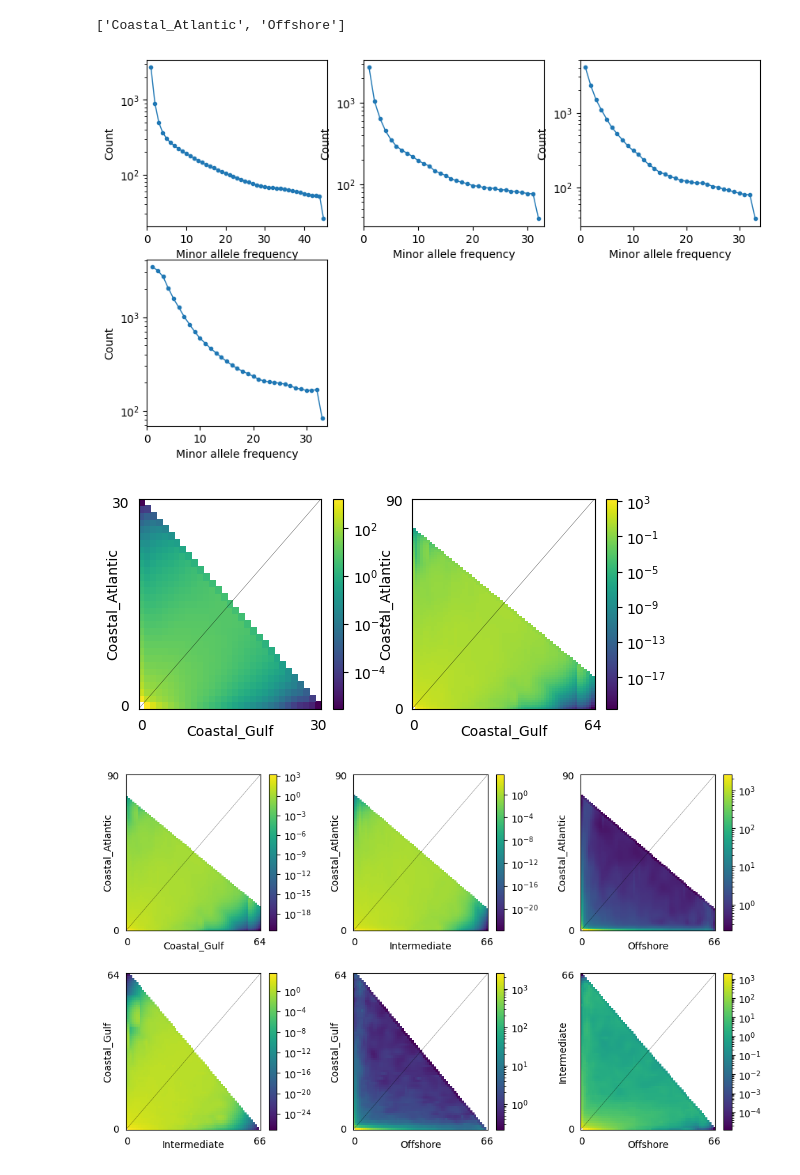
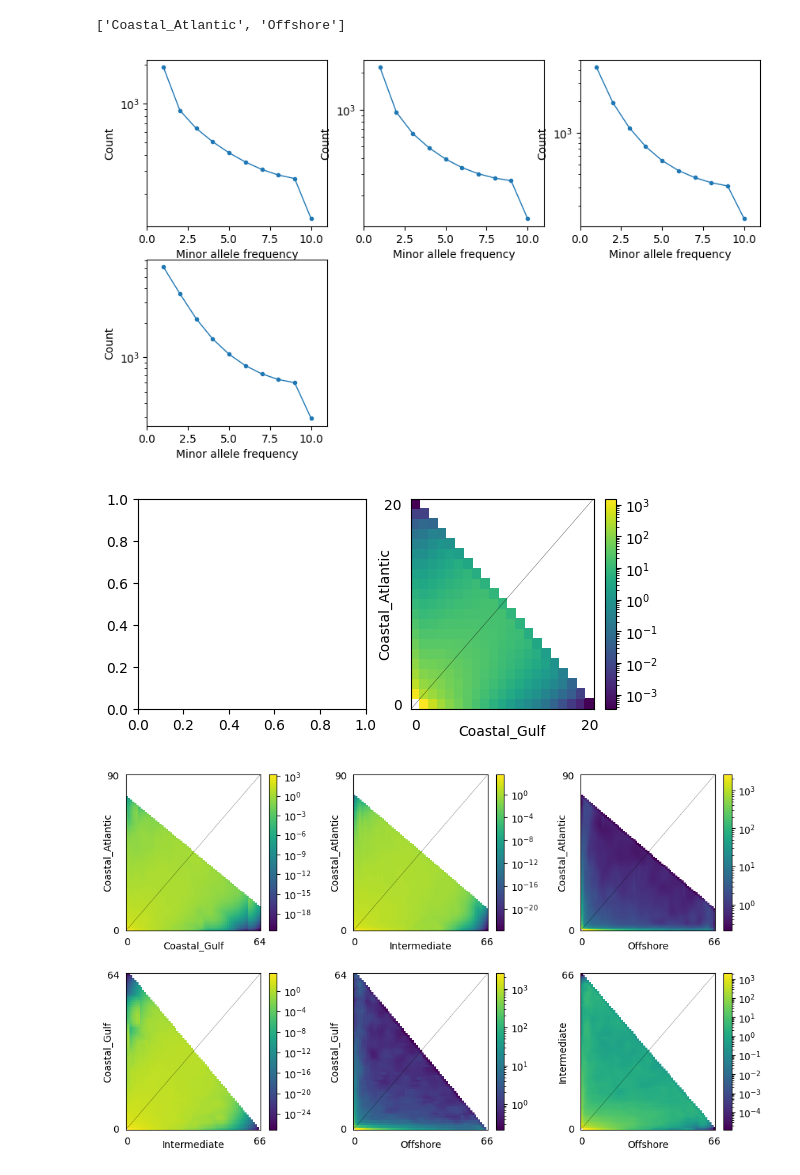
Before and after one commit to rsbrennan-NOAA/SEFSC-MMTD-Tursiops_RAD_popgen, a Jupyter notebook: scripts/demography/moments/moments_01.ipynb, the cells around one changed output. Saved outputs shown, nothing was run; the diff lists cells and outputs as text; code cells hidden in the pictures.

```diff
--- a/scripts/demography/moments/moments_01.ipynb
+++ b/scripts/demography/moments/moments_01.ipynb
@@ -19,10 +21,10 @@ fs_CAtl_Off.pop_ids
 # %% [output]
 ['Coastal_Atlantic', 'Offshore']
 # %%
-fs_1 = moments.Spectrum.from_file("/home/rbrennan/Tursiops-RAD-popgen/analysis/moments/fourpop_sfs/dadi/Coastal_Atlantic-90.sfs")
-fs_2 = moments.Spectrum.from_file("/home/rbrennan/Tursiops-RAD-popgen/analysis/moments/fourpop_sfs/dadi/Coastal_Gulf-64.sfs")
-fs_3 = moments.Spectrum.from_file("/home/rbrennan/Tursiops-RAD-popgen/analysis/moments/fourpop_sfs/dadi/Intermediate-66.sfs")
-fs_4 = moments.Spectrum.from_file("/home/rbrennan/Tursiops-RAD-popgen/analysis/moments/fourpop_sfs/dadi/Offshore-66.sfs")
+fs_1 = moments.Spectrum.from_file("/home/rbrennan/Tursiops-RAD-popgen/analysis/moments/fourpop_sfs_downsample/dadi/Coastal_Atlantic-20.sfs")
+fs_2 = moments.Spectrum.from_file("/home/rbrennan/Tursiops-RAD-popgen/analysis/moments/fourpop_sfs_downsample/dadi/Coastal_Gulf-20.sfs")
+fs_3 = moments.Spectrum.from_file("/home/rbrennan/Tursiops-RAD-popgen/analysis/moments/fourpop_sfs_downsample/dadi/Intermediate-20.sfs")
+fs_4 = moments.Spectrum.from_file("/home/rbrennan/Tursiops-RAD-popgen/analysis/moments/fourpop_sfs_downsample/dadi/Offshore-20.sfs")
 
 fig = plt.figure(1, figsize=(10,6))
 
@@ -38,30 +40,30 @@ moments.Plotting.plot_1d_fs(fs_3, fig_num=None, show=True, ax=ax, out=None, ms=3
 ax = fig.add_subplot(2,3,4)
 moments.Plotting.plot_1d_fs(fs_4, fig_num=None, show=True, ax=ax, out=None, ms=3, lw=1)
 # %% [output]
-[figure, old version]
+[figure, new version]
 # %%
 fs_CAtl_Off
 # %%
-fs_CAtl_Off = moments.Spectrum.from_file("/home/rbrennan/Tursiops-RAD-popgen/analysis/moments/fourpop_sfs/dadi/Coastal_Atlantic-Coastal_Gulf.sfs")
+fs_CAtl_Off = moments.Spectrum.from_file("/home/rbrennan/Tursiops-RAD-popgen/analysis/moments/fourpop_sfs_downsample/dadi/Coastal_Atlantic-Coastal_Gulf.sfs")
 #fs_CAtl_Off = moments.Spectrum.from_file("/home/rbrennan/Tursiops-RAD-popgen/analysis/moments/fourpop_sfs/dadi/Coastal_Atlantic-Offshore.sfs")
 #fs_CAtl_Off = moments.Spectrum.from_file("/home/rbrennan/Tursiops-RAD-popgen/analysis/moments/fourpop_sfs/dadi/Coastal_Gulf-Intermediate.sfs")
 #fs_CAtl_Off = moments.Spectrum.from_file("/home/rbrennan/Tursiops-RAD-popgen/analysis/moments/fourpop_sfs/dadi/Coastal_Gulf-Offshore.sfs")
 #fs_CAtl_Off = moments.Spectrum.from_file("/home/rbrennan/Tursiops-RAD-popgen/analysis/moments/fourpop_sfs/dadi/Coastal_Atlantic-Offshore.sfs")
 
 fs_CAtl_Off
-fs_proj = fs_CAtl_Off.project([30,30])
+#fs_proj = fs_CAtl_Off.project([30,30])
 fig = plt.figure(1, figsize=(10,6))
 fig.clear()
 # Set the default colormap to viridis
 plt.rcParams['image.cmap'] = 'viridis'
 
 ax = fig.add_subplot(2,3,1)
-moments.Plotting.plot_single_2d_sfs(fs_proj, ax=ax, cmap='viridis')
+#moments.Plotting.plot_single_2d_sfs(fs_proj, ax=ax, cmap='viridis')
 
 ax = fig.add_subplot(2,3,2)
 moments.Plotting.plot_single_2d_sfs(fs_CAtl_Off, ax=ax, cmap='viridis')
 # %% [output]
-[figure, old version]
+[figure, new version]
 # %%
 
 # List of files
```
Also changed, not shown: parts of 2 cells of this notebook, 32 other files.
